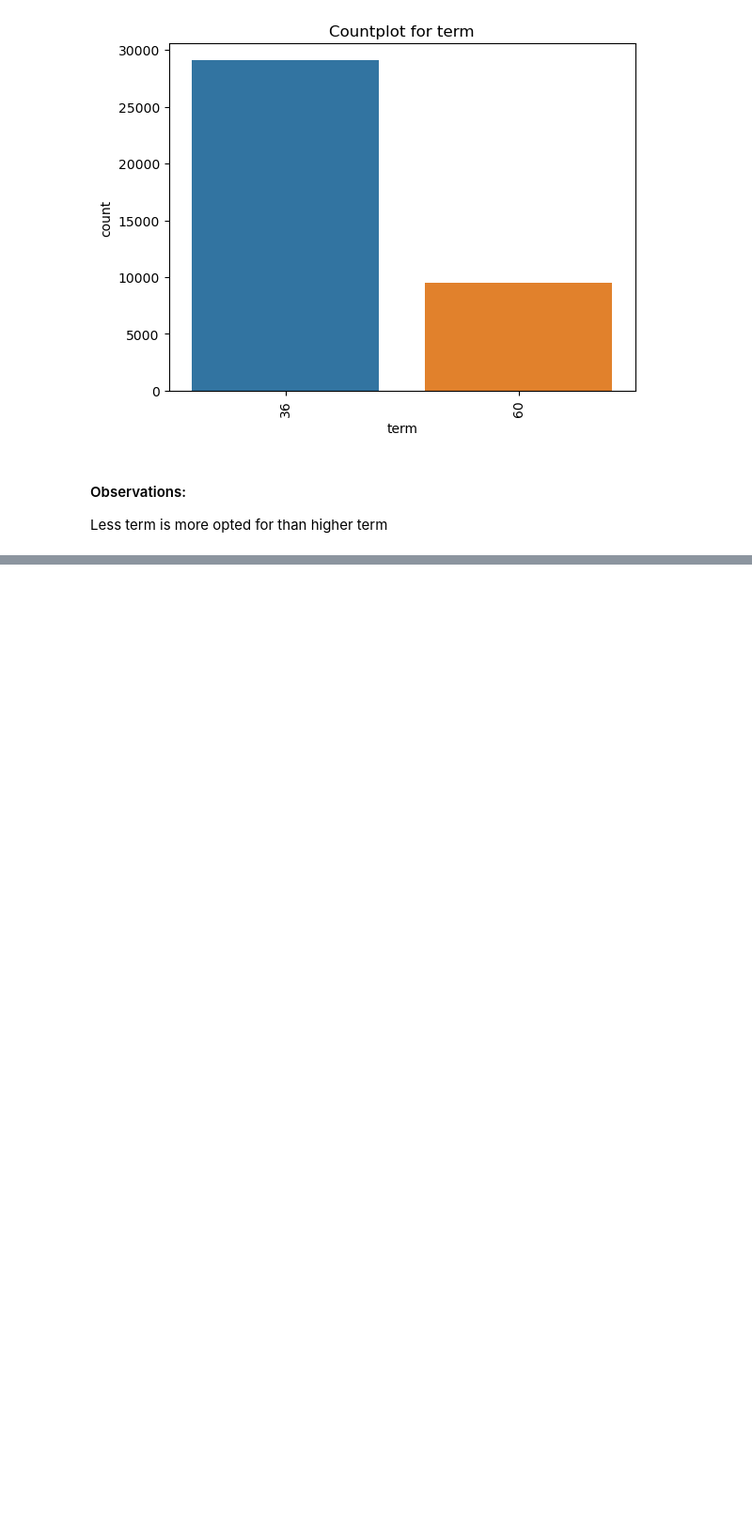
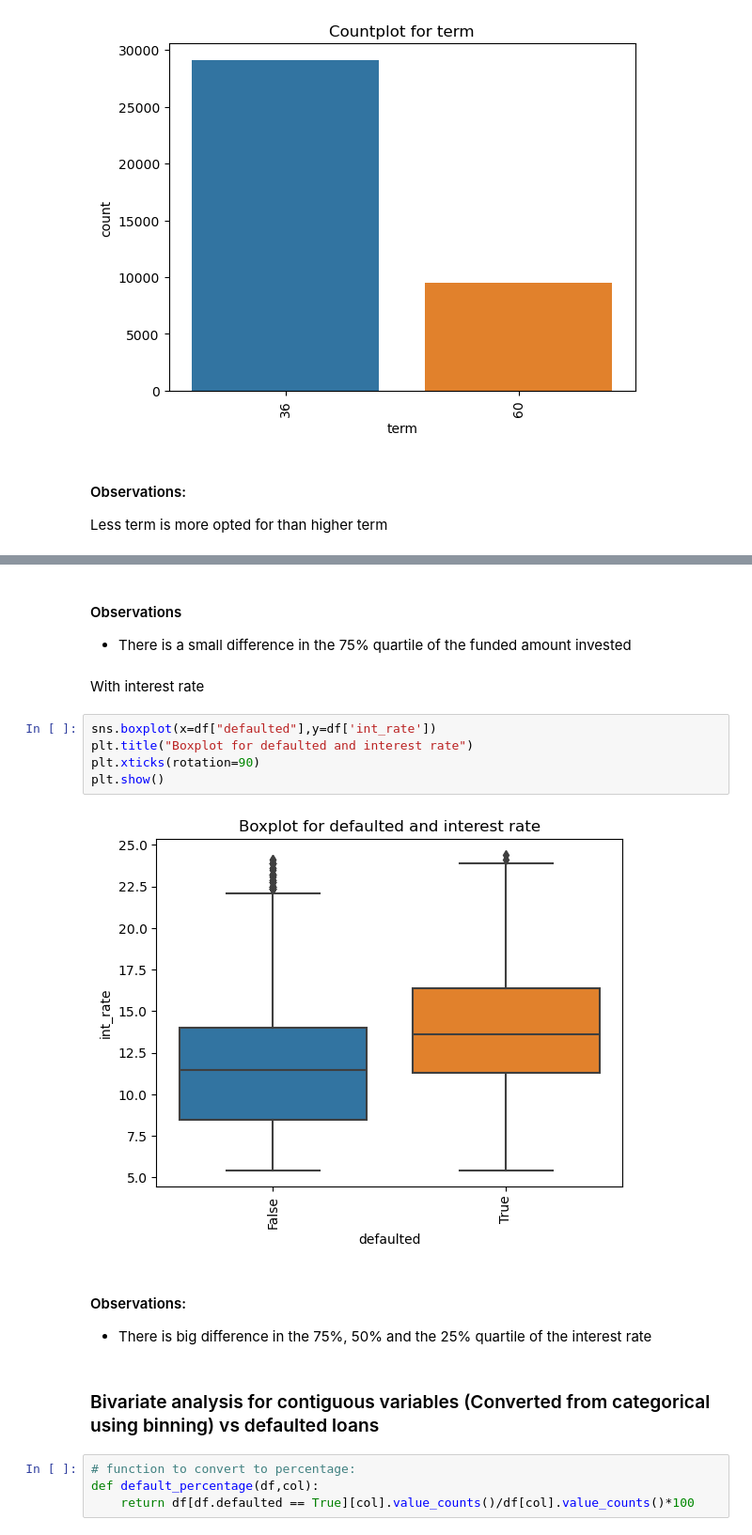
Before and after one commit to KhGunindro/LendingClubCaseStudy, a Jupyter notebook: KhuraijamGunindro.ipynb, the cells around one changed output, grey strips where cells are left out. Shown at 94% size. Saved outputs shown, nothing was run; the diff lists cells and outputs as text; blank space fills up the shorter version.

Commit message:
Completed bivariate analysis

```diff
--- a/KhuraijamGunindro.ipynb
+++ b/KhuraijamGunindro.ipynb
@@ -744,0 +782,21 @@ Less term is more opted for than higher term
+# %% [markdown]
+#### Observations
+* There is a small difference in the 75% quartile of the funded amount invested
+# %% [markdown]
+With interest rate
+# %%
+sns.boxplot(x=df["defaulted"],y=df['int_rate'])
+plt.title("Boxplot for defaulted and interest rate")
+plt.xticks(rotation=90)
+plt.show()
+# %% [output]
+[figure, added]
+# %% [markdown]
+#### Observations:
+* There is big difference in the 75%, 50% and the 25% quartile of the interest rate
+# %% [markdown]
+### Bivariate analysis for contiguous variables (Converted from categorical using binning) vs defaulted loans
+# %%
+# function to convert to percentage:
+def default_percentage(df,col):
+    return df[df.defaulted == True][col].value_counts()/df[col].value_counts()*100
```
Also changed, not shown: parts of 43 cells of this notebook.
